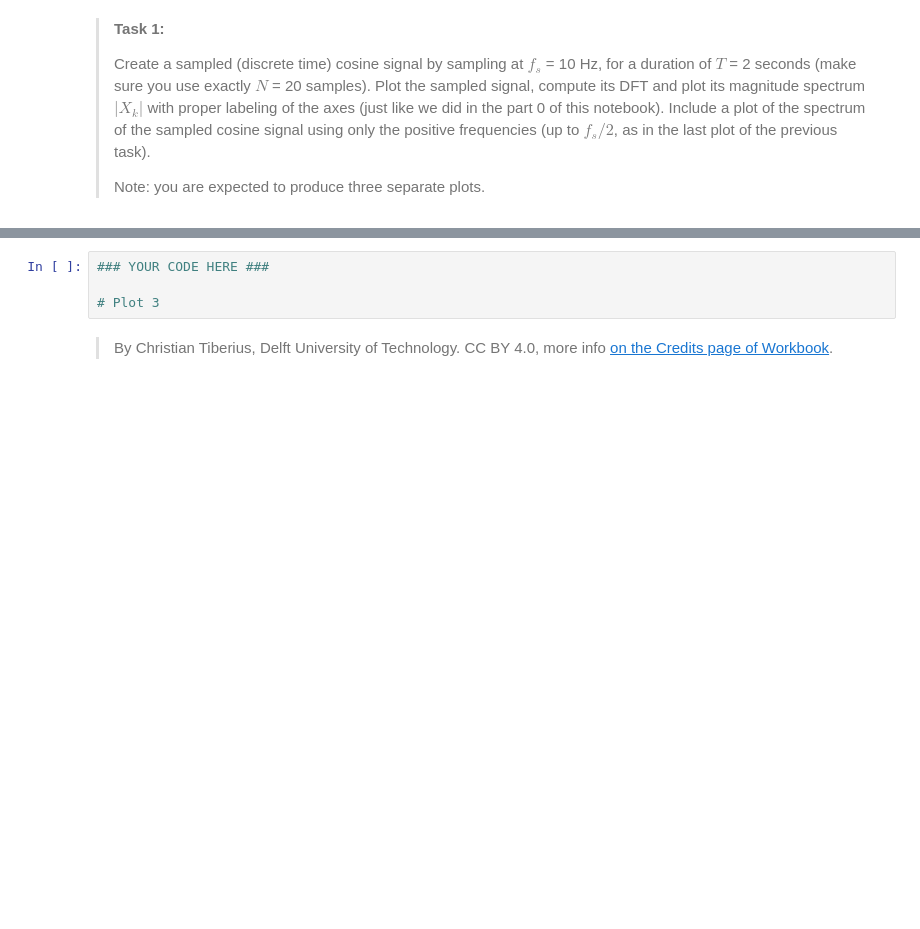
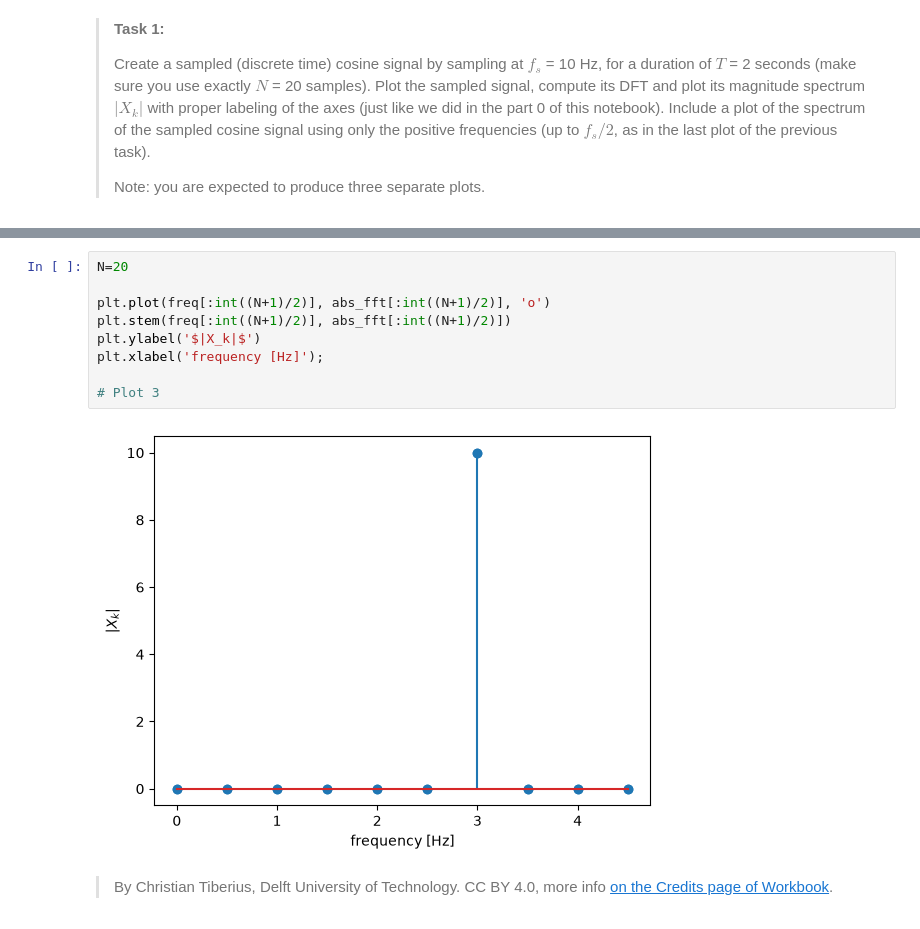
Before and after one commit to adewitvizz/WA2.3, a Jupyter notebook: DFT.ipynb, the cells around one changed output, grey strips where cells are left out. Saved outputs shown, nothing was run; the diff lists cells and outputs as text; blank space fills up the shorter version.

```diff
--- a/DFT.ipynb
+++ b/DFT.ipynb
@@ -162,6 +198,13 @@ As a side note: the cosine is strictly a periodic function, not a-periodic (as a
 # %%
-### YOUR CODE HERE ###
+N=20
+
+plt.plot(freq[:int((N+1)/2)], abs_fft[:int((N+1)/2)], 'o')
+plt.stem(freq[:int((N+1)/2)], abs_fft[:int((N+1)/2)])
+plt.ylabel('$|X_k|$')
+plt.xlabel('frequency [Hz]');
 
 # Plot 3
+# %% [output]
+[figure, added]
 # %% [markdown]
 > By Christian Tiberius, Delft University of Technology. CC BY 4.0, more info [on the Credits page of Workbook](https://mude.citg.tudelft.nl/workbook-2026/credits.html).
```
Also changed, not shown: parts of 7 cells of this notebook.
